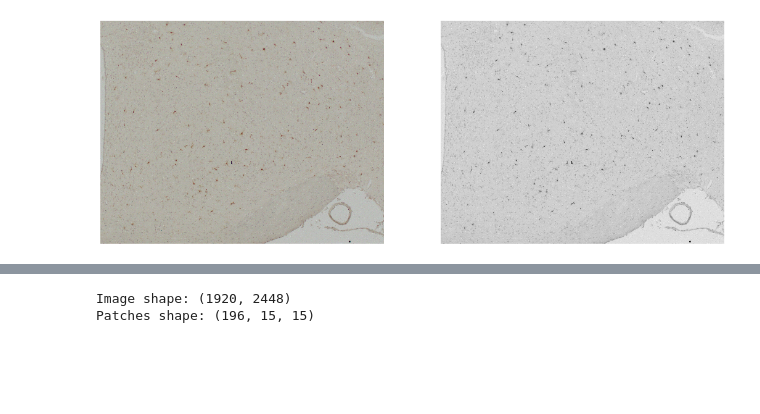
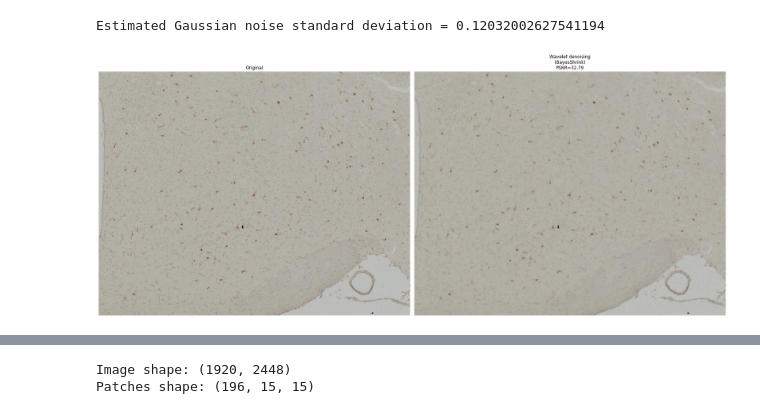
Before and after one commit to amyhynes/ihc-ml, a Jupyter notebook: svm.ipynb, the cells around one changed output, grey strips where cells are left out. Saved outputs shown, nothing was run; the diff lists cells and outputs as text; code cells hidden in the pictures; blank space fills up the shorter version.

```diff
--- a/svm.ipynb
+++ b/svm.ipynb
@@ -12,17 +17,40 @@ from sklearn.svm import LinearSVC
 # %%
 img = io.imread("data/Stephanie/hyp-right/Images/10929IBA1_0021_20190610.TIF")
 grayscale = rgb2gray(img)
-# %%
-fig = plt.figure(figsize=(28, 8))
-
-fig.add_subplot(1, 3, 1)
-plt.imshow(img, interpolation='nearest')
-plt.axis('off')
-
-fig.add_subplot(1, 3, 2)
-plt.imshow(grayscale, interpolation='nearest', cmap='gray')
-plt.axis('off')
-
-plt.show()
-# %% [output]
-[figure, removed]
+# %%
+original = img_as_float(img)
+
+sigma = 0.12
+noisy = random_noise(original, var=sigma**2)
+
+fig, ax = plt.subplots(nrows=1, ncols=2, figsize=(24, 15),
+                       sharex=True, sharey=True)
+
+plt.gray()
+
+# Estimate the average noise standard deviation across color channels.
+sigma_est = estimate_sigma(noisy, multichannel=True, average_sigmas=True)
+# Due to clipping in random_noise, the estimate will be a bit smaller than the
+# specified sigma.
+print(f"Estimated Gaussian noise standard deviation = {sigma_est}")
+
+im_bayes = denoise_wavelet(noisy, multichannel=True, convert2ycbcr=True,
+                           method='BayesShrink', mode='soft',
+                           rescale_sigma=True)
+
+# Compute PSNR as an indication of image quality
+psnr_bayes = peak_signal_noise_ratio(original, im_bayes)
+
+ax[1].imshow(im_bayes)
+ax[1].axis('off')
+ax[1].set_title(
+    'Wavelet denoising\n(BayesShrink)\nPSNR={:0.4g}'.format(psnr_bayes))
+ax[0].imshow(original)
+ax[0].axis('off')
+ax[0].set_title('Original')
+fig.tight_layout()
+
+plt.show()
+# %% [output]
+Estimated Gaussian noise standard deviation = 0.12032002627541194
+[figure, added]
```
Also changed, not shown: parts of 9 cells of this notebook.
